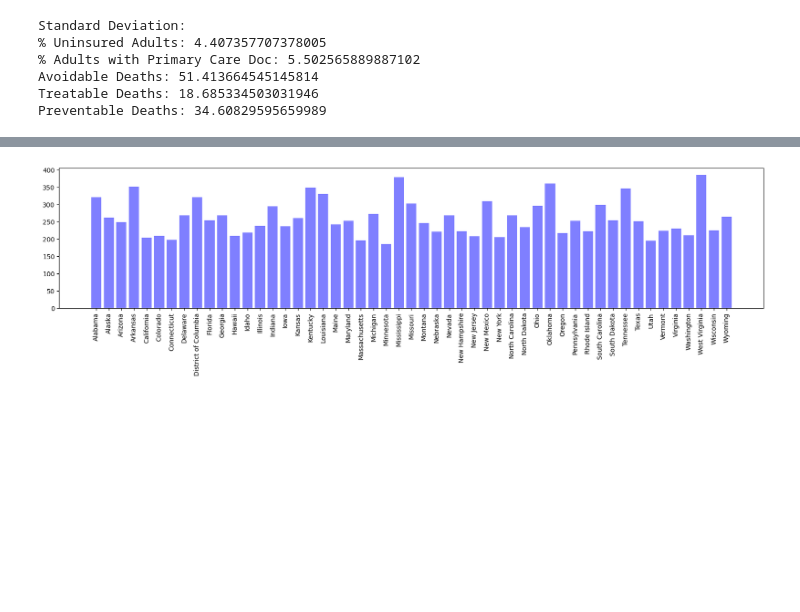
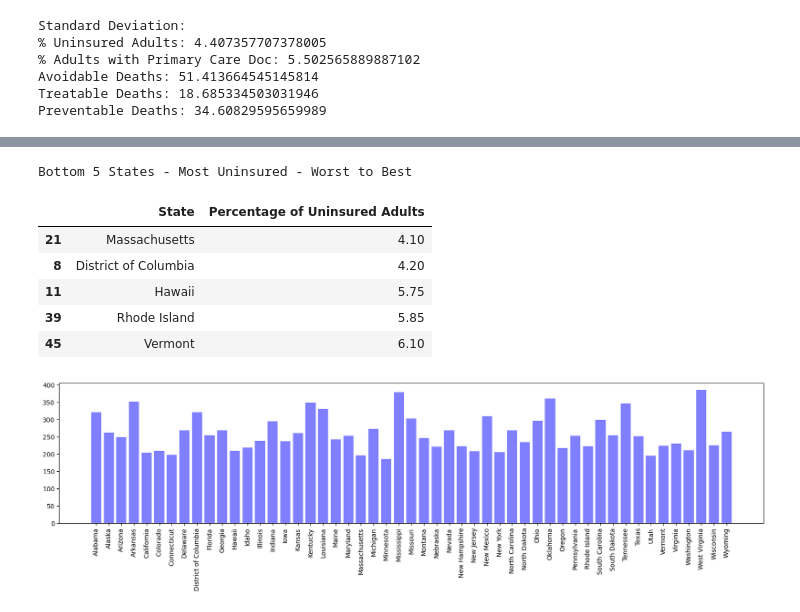
Before and after one commit to redpandata19/Project_1_Team_5, a Jupyter notebook: Data_Analysis.ipynb, the cells around one changed output, grey strips where cells are left out. Drawn from its saved outputs; the diff is of its cells as text; code cells hidden in the pictures; blank space fills up the shorter version.

Commit message:
finished Top and Bottom 5

```diff
--- a/Data_Analysis.ipynb
+++ b/Data_Analysis.ipynb
@@ -194,3 +171,14 @@ Name: State, dtype: object
+# %%
+print('Bottom 5 States - Most Uninsured - Worst to Best')
+unis_sorted[["State","Percentage of Uninsured Adults"]].head()
+# %% [output]
+Bottom 5 States - Most Uninsured - Worst to Best
+|  | State | Percentage of Uninsured Adults |
+| 21 | Massachusetts | 4.10 |
+| 8 | District of Columbia | 4.20 |
+| 11 | Hawaii | 5.75 |
+| 39 | Rhode Island | 5.85 |
+| 45 | Vermont | 6.10 |
 # %%
 # Bar chart - states in alphabetical order
 x_axis = np.arange(len(merged_data["Avoidable Deaths per 100k Population"]))
```
Also changed, not shown: parts of 5 cells of this notebook.
